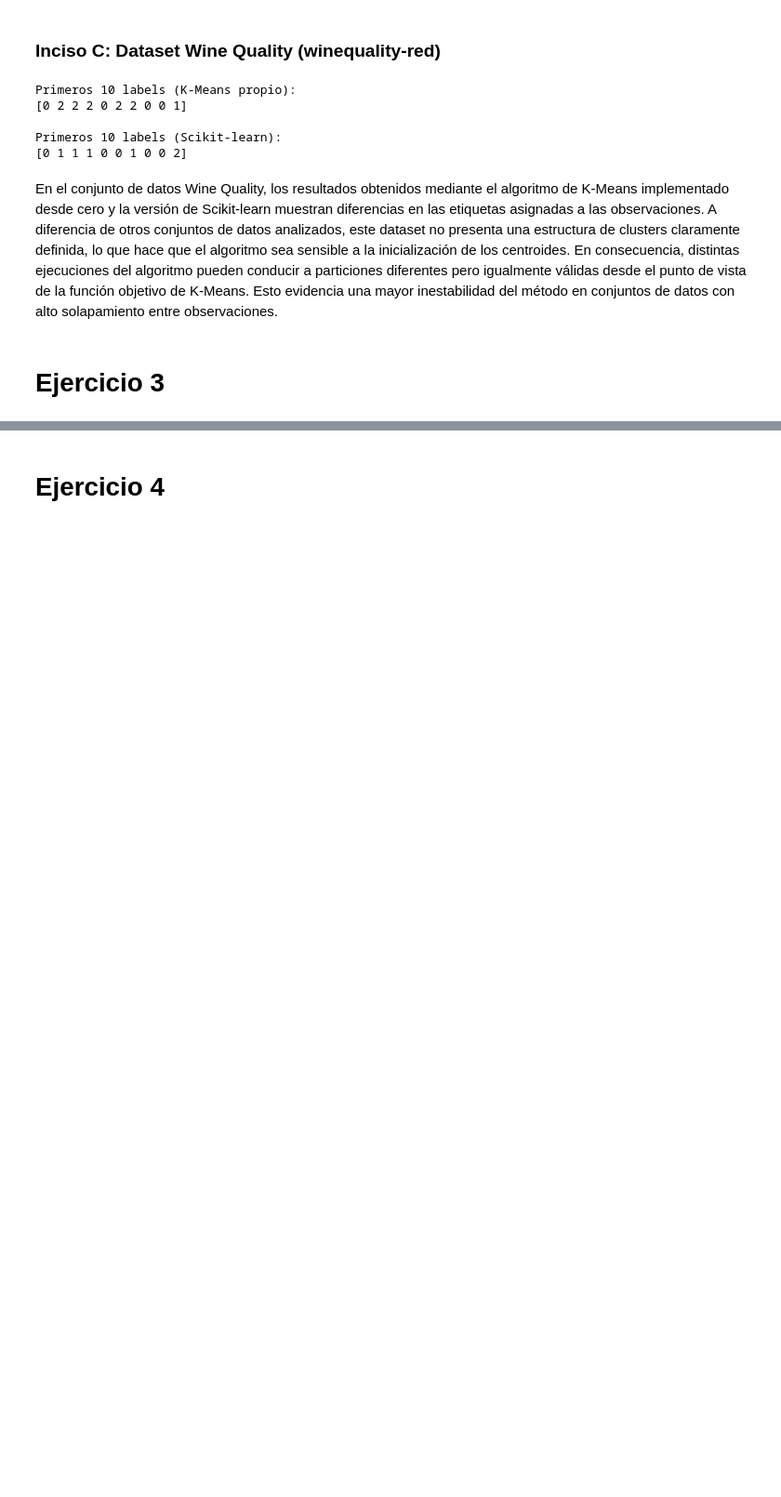
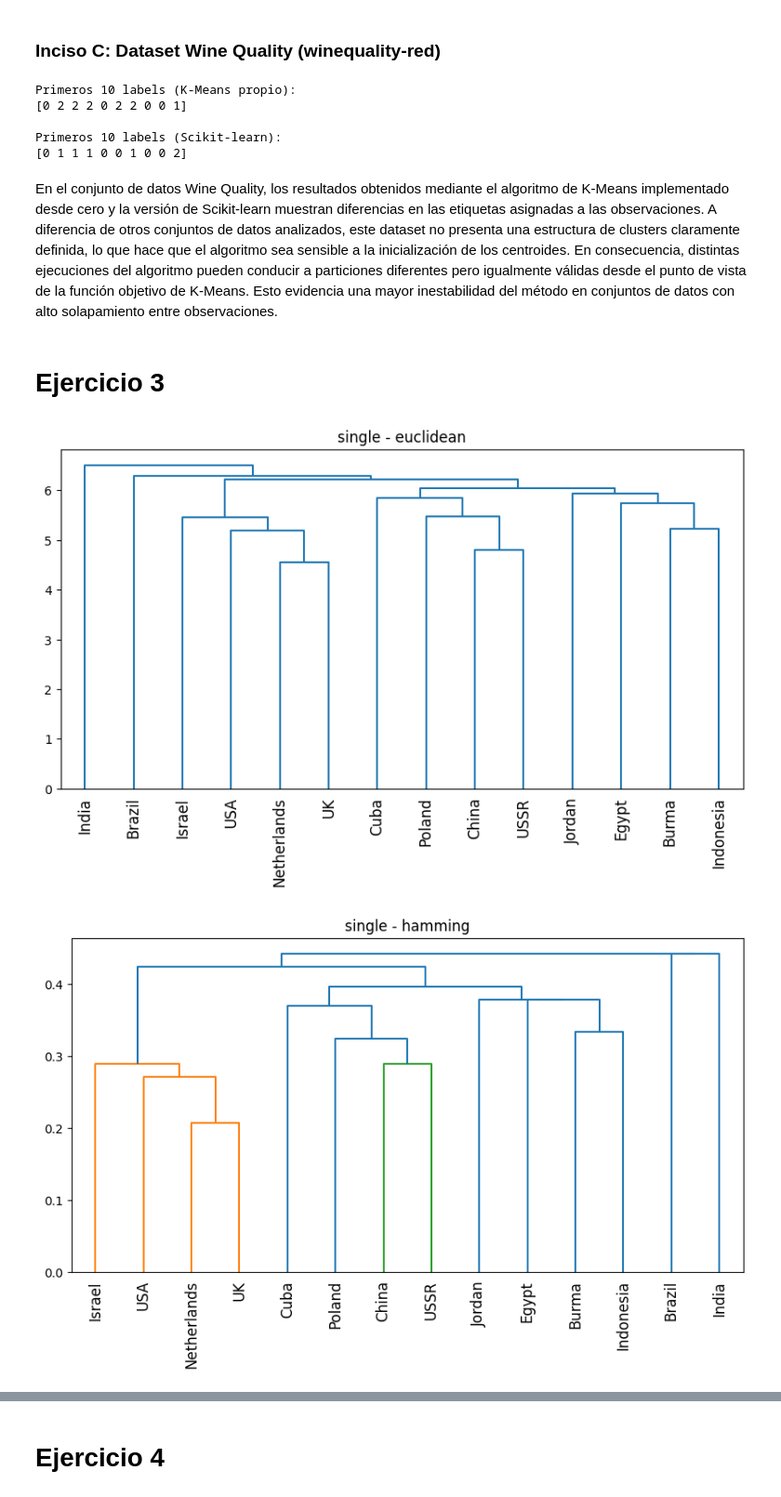
Before and after one commit to MajoRC221051/Lab-1---IA, a Jupyter notebook: LAB01.ipynb, the cells around one changed output, grey strips where cells are left out. Shown at 93% size. Cells and saved outputs as stored; diff of their text form; code cells hidden in the pictures; blank space fills up the shorter version.

```diff
--- a/LAB01.ipynb
+++ b/LAB01.ipynb
@@ -189,3 +189,39 @@ Primeros 10 labels (Scikit-learn):
 En el conjunto de datos Wine Quality, los resultados obtenidos mediante el algoritmo de K-Means implementado desde cero y la versión de Scikit-learn muestran diferencias en las etiquetas asignadas a las observaciones. A diferencia de otros conjuntos de datos analizados, este dataset no presenta una estructura de clusters claramente definida, lo que hace que el algoritmo sea sensible a la inicialización de los centroides. En consecuencia, distintas ejecuciones del algoritmo pueden conducir a particiones diferentes pero igualmente válidas desde el punto de vista de la función objetivo de K-Means. Esto evidencia una mayor inestabilidad del método en conjuntos de datos con alto solapamiento entre observaciones.
 # %% [markdown]
 # **Ejercicio 3**
+# %%
+import os
+
+X = pd.read_excel("countries_binary.xlsx")
+X.set_index(X.columns[0], inplace=True)
+
+output_dir = "ejercicio3"
+os.makedirs(output_dir, exist_ok=True)
+
+def plot_dendro(X, method, metric):
+    D = pdist(X, metric=metric)
+    Z = linkage(D, method=method)
+
+    plt.figure(figsize=(10, 5))
+    dendrogram(Z, labels=X.index, leaf_rotation=90)
+    plt.title(f"{method} - {metric}")
+
+    # Nombre del archivo
+    filename = f"{method}_{metric}.png"
+    filepath = os.path.join(output_dir, filename)
+
+    plt.savefig(filepath, bbox_inches="tight")
+    plt.show()
+    plt.close()
+
+methods = ["single", "complete", "average", "ward"]
+metrics = ["euclidean", "hamming"]
+
+for m in methods:
+    for metric in metrics:
+        if m == "ward" and metric != "euclidean":
+            continue
+        plot_dendro(X, m, metric)
+# %% [output]
+[figure, added]
+[figure, added]
```
Also changed, not shown: parts of 9 cells of this notebook.
